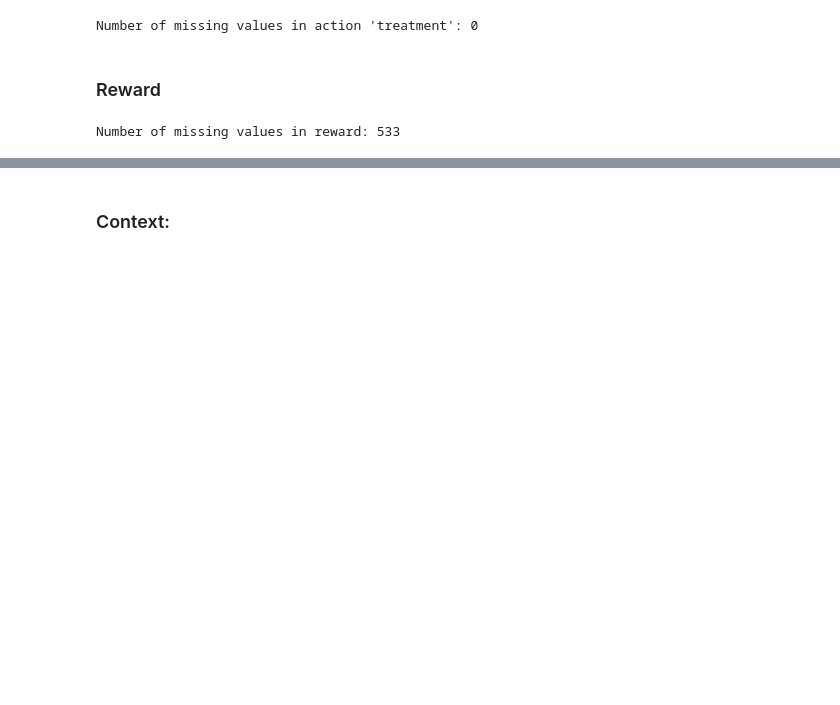
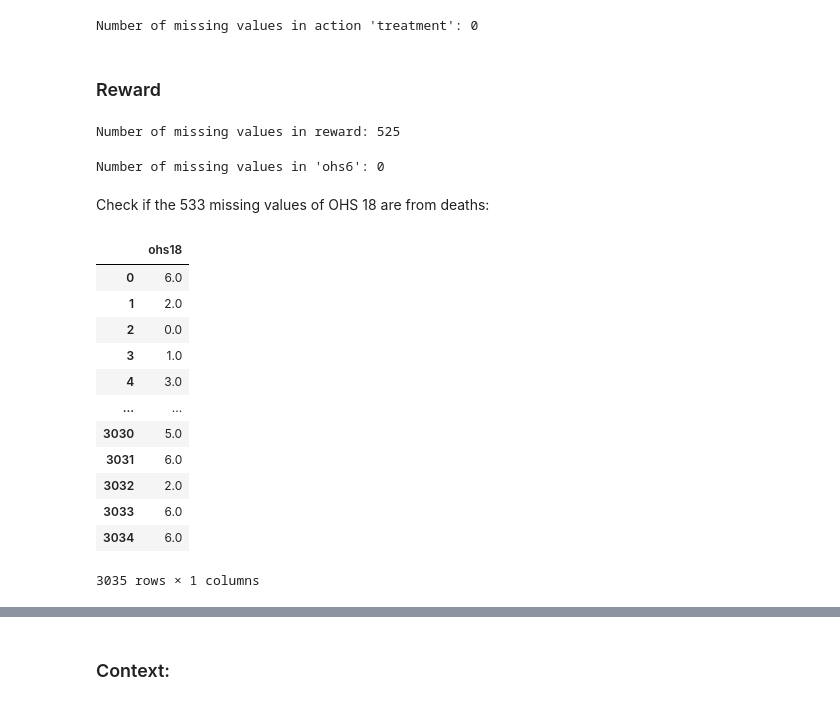
Before and after one commit to maja-jablonska/stroke-bandits, a Jupyter notebook: con_act_rew.ipynb, the cells around one changed output, grey strips where cells are left out. Drawn from its saved outputs; the diff is of its cells as text; code cells hidden in the pictures; blank space fills up the shorter version.

```diff
--- a/con_act_rew.ipynb
+++ b/con_act_rew.ipynb
@@ -86,9 +82,16 @@ Number of missing values in action 'treatment': 0
 # %%
 # columns relating to death
 reward_cols = ['ohs18']
-rewards = df[reward_cols[0]]
+rewards = df[reward_cols]
 
 #check na
 print("Number of missing values in reward:", rewards.isnull().sum().item())
 # %% [output]
-Number of missing values in reward: 533
+Number of missing values in reward: 525
+# %%
+# check for missing values in 'ohs6', surv18
+print("Number of missing values in 'ohs6':", df['ohs6'].isnull().sum().item())
+# %% [output]
+Number of missing values in 'ohs6': 0
+# %% [markdown]
+Check if the 533 missing values of OHS 18 are from deaths:
@@ -94,0 +103,16 @@ Number of missing values in reward: 533
+# %%
+rewards
+# %% [output]
+|  | ohs18 |
+| 0 | 6.0 |
+| 1 | 2.0 |
+| 2 | 0.0 |
+| 3 | 1.0 |
+| 4 | 3.0 |
+| ... | ... |
+| 3030 | 5.0 |
+| 3031 | 6.0 |
+| 3032 | 2.0 |
+| 3033 | 6.0 |
+| 3034 | 6.0 |
+3035 rows × 1 columns
```
Also changed, not shown: parts of 6 cells of this notebook.
